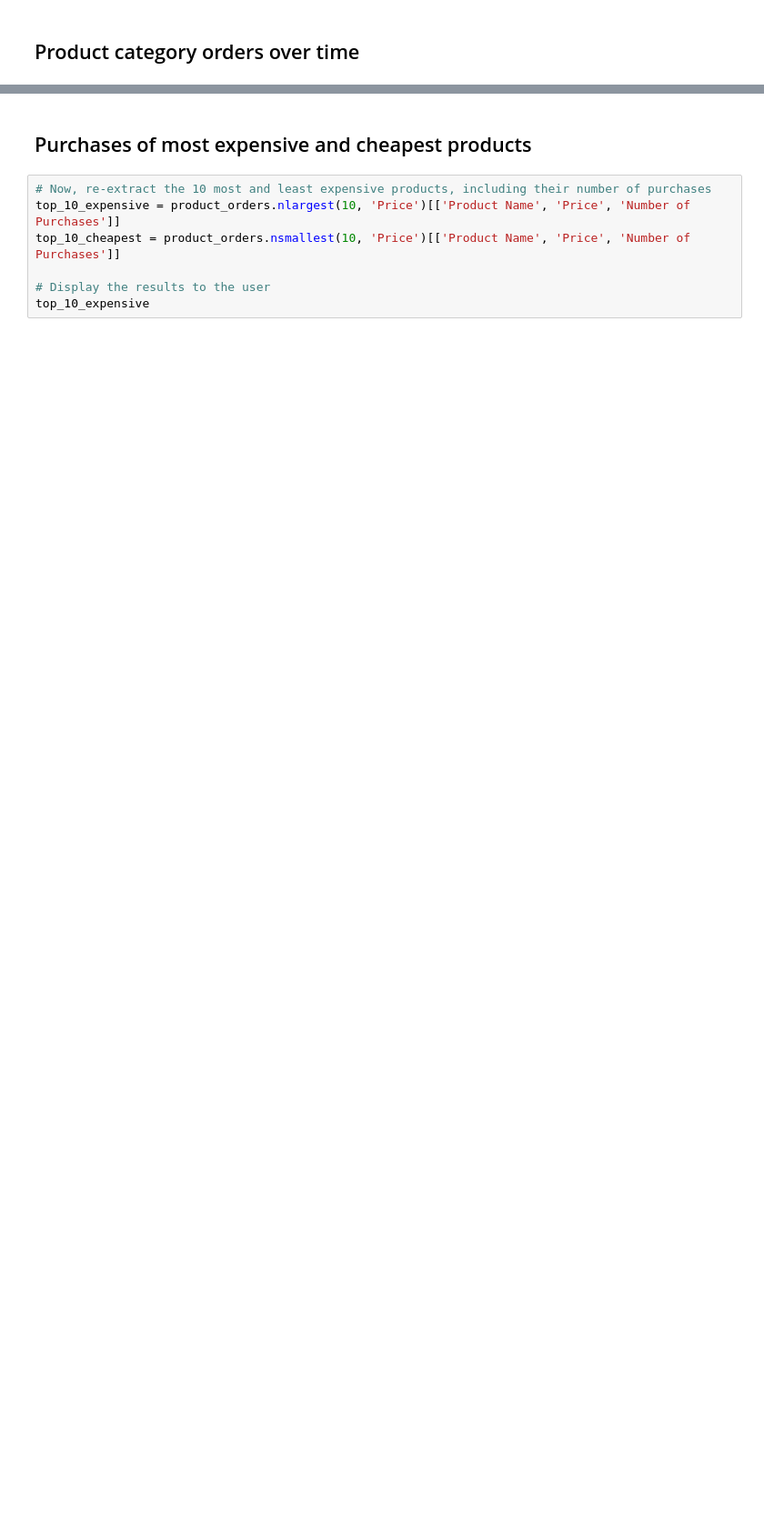
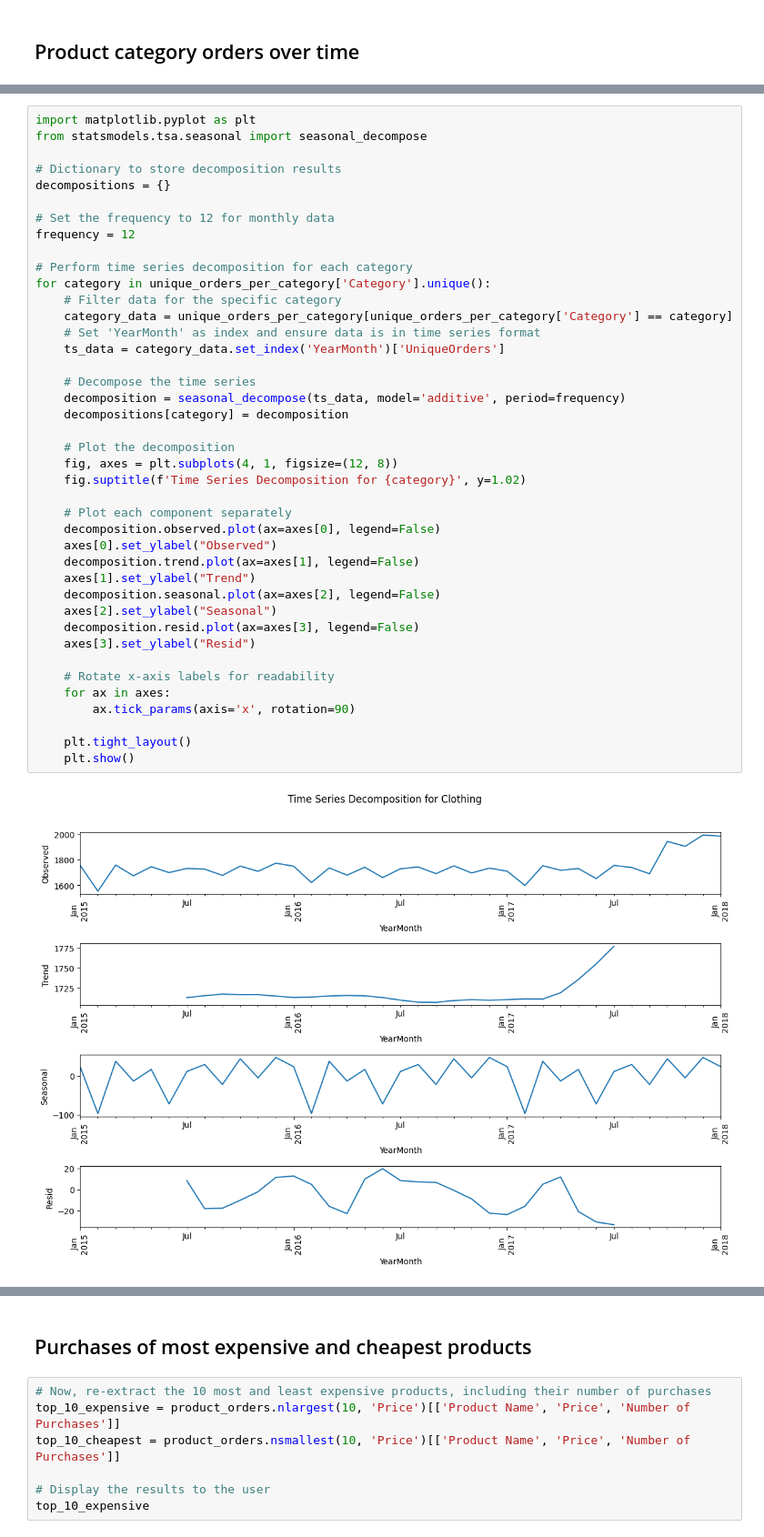
Before and after one commit to nltyh/DSA3101-Project, a Jupyter notebook: Customer Behaviour/QA1 EDA.ipynb, the cells around one changed output, grey strips where cells are left out. Shown at 91% size. Cells and saved outputs as stored; diff of their text form; blank space fills up the shorter version.

```diff
--- a/Customer Behaviour/QA1 EDA.ipynb
+++ b/Customer Behaviour/QA1 EDA.ipynb
@@ -572,0 +646,43 @@ We also notice all 4 ratios generally decrease at 2017 September and after
+# %%
+import matplotlib.pyplot as plt
+from statsmodels.tsa.seasonal import seasonal_decompose
+
+# Dictionary to store decomposition results
+decompositions = {}
+
+# Set the frequency to 12 for monthly data
+frequency = 12
+
+# Perform time series decomposition for each category
+for category in unique_orders_per_category['Category'].unique():
+    # Filter data for the specific category
+    category_data = unique_orders_per_category[unique_orders_per_category['Category'] == category]
+    # Set 'YearMonth' as index and ensure data is in time series format
+    ts_data = category_data.set_index('YearMonth')['UniqueOrders']
+
+    # Decompose the time series
+    decomposition = seasonal_decompose(ts_data, model='additive', period=frequency)
+    decompositions[category] = decomposition
+
+    # Plot the decomposition
+    fig, axes = plt.subplots(4, 1, figsize=(12, 8))
+    fig.suptitle(f'Time Series Decomposition for {category}', y=1.02)
+
+    # Plot each component separately
+    decomposition.observed.plot(ax=axes[0], legend=False)
+    axes[0].set_ylabel("Observed")
+    decomposition.trend.plot(ax=axes[1], legend=False)
+    axes[1].set_ylabel("Trend")
+    decomposition.seasonal.plot(ax=axes[2], legend=False)
+    axes[2].set_ylabel("Seasonal")
+    decomposition.resid.plot(ax=axes[3], legend=False)
+    axes[3].set_ylabel("Resid")
+
+    # Rotate x-axis labels for readability
+    for ax in axes:
+        ax.tick_params(axis='x', rotation=90)
+
+    plt.tight_layout()
+    plt.show()
+# %% [output]
+[figure, added]
```
Also changed, not shown: parts of 35 cells of this notebook.
